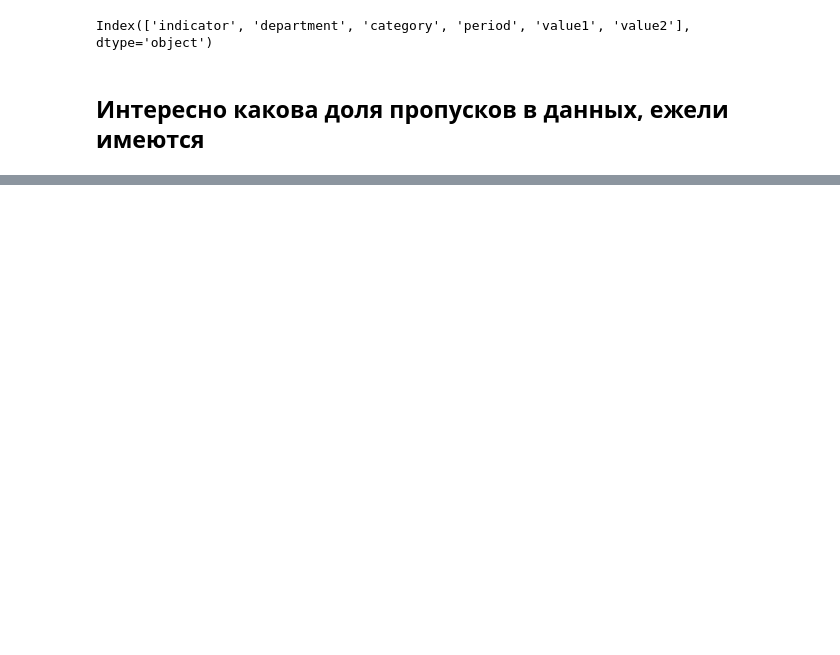
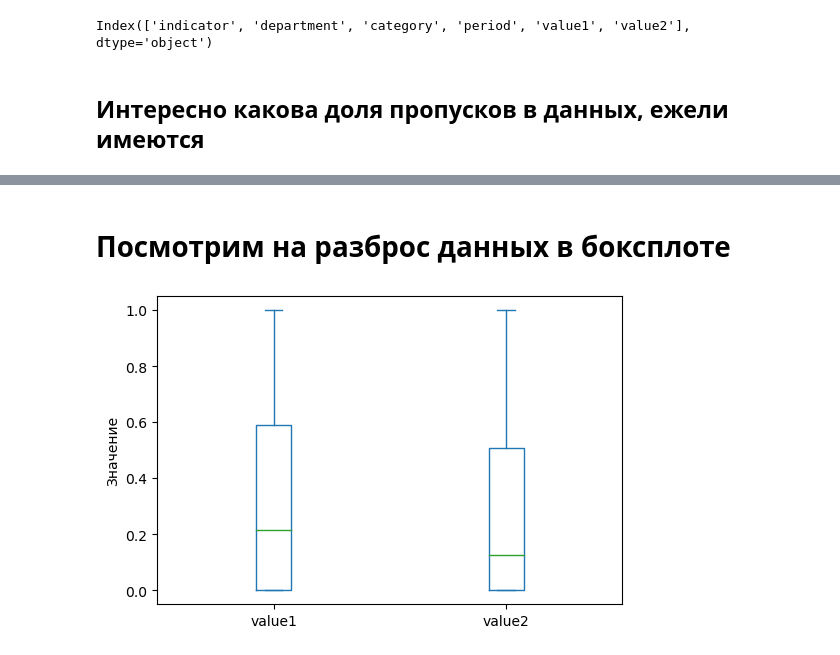
Before and after one commit to INLAE/light-research, a Jupyter notebook: EDA.ipynb, the cells around one changed output, grey strips where cells are left out. Saved outputs shown, nothing was run; the diff lists cells and outputs as text; code cells hidden in the pictures; blank space fills up the shorter version.

```diff
--- a/EDA.ipynb
+++ b/EDA.ipynb
@@ -57,13 +67,13 @@ df.describe(include='all').T
 # %%
-rename = {
+ren_map = {
     'Показатель': 'indicator',
     'Отдел':'department',
     'Вид':'category',
     'Период':'period',
-    'Значение_1':'value_1',
-    'Значение_2':'value_2'
+    'Значение_1':'value1',
+    'Значение_2':'value2'
 }
-df.rename(columns=rename_map, inplace=True)
+df.rename(columns=ren_map, inplace=True)
 # %%
 df.columns
 # %% [output]
@@ -111,0 +109,3 @@ Index(['indicator', 'department', 'category', 'period', 'value1', 'value2'], dty
+# %%
+df.dropna(inplace=True)
+print(f"Размер после удаления строк с пропусками {df.shape}")
@@ -111,0 +116,3 @@ Index(['indicator', 'department', 'category', 'period', 'value1', 'value2'], dty
+# %%
+df['year'] = df['period'].dt.year
+df['month'] = df['period'].dt.month
@@ -111,0 +130,7 @@ Index(['indicator', 'department', 'category', 'period', 'value1', 'value2'], dty
+# %%
+# Просто заменим объекты с запятой во float формат через замену запятой на точку
+for col in ['value1', 'value2']:
+    df[col] = df[col].astype(str).str.replace(',', '.').astype(float)
+
+# Проверим статистику
+print(df[['value1','value2']].describe())
@@ -111,0 +179,2 @@ Index(['indicator', 'department', 'category', 'period', 'value1', 'value2'], dty
+# %% [markdown]
+# Посмотрим на разброс данных в боксплоте
@@ -111,0 +183,6 @@ Index(['indicator', 'department', 'category', 'period', 'value1', 'value2'], dty
+# %%
+df[['value1','value2']].plot.box(figsize=(6,4))
+plt.ylabel('Значение')
+plt.show()
+# %% [output]
+[figure, added]
```
Also changed, not shown: parts of 30 cells of this notebook.
